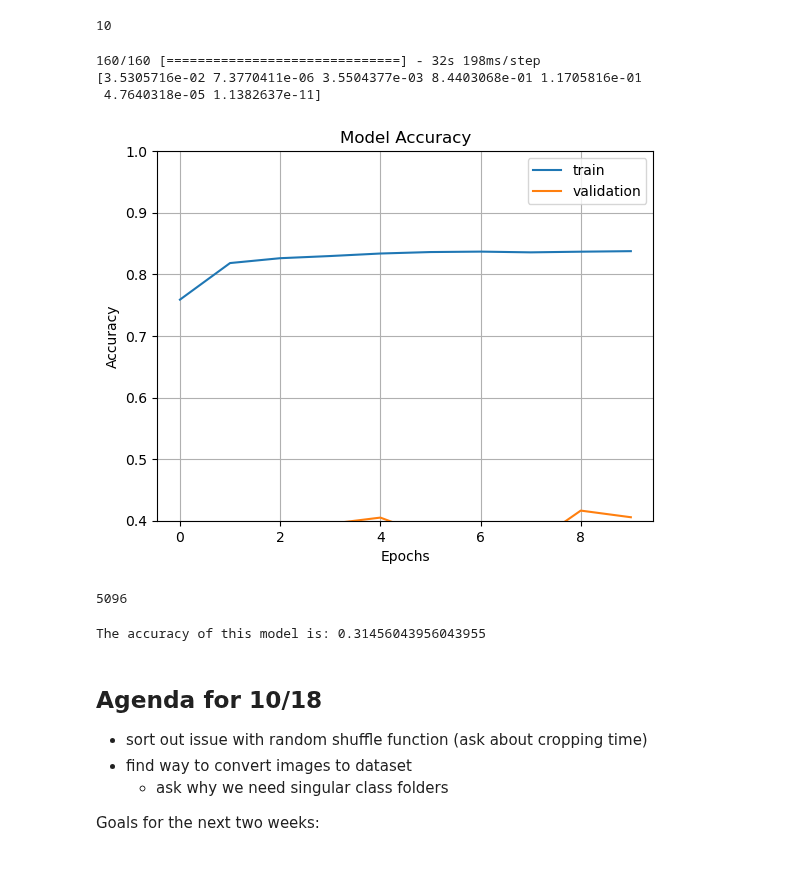
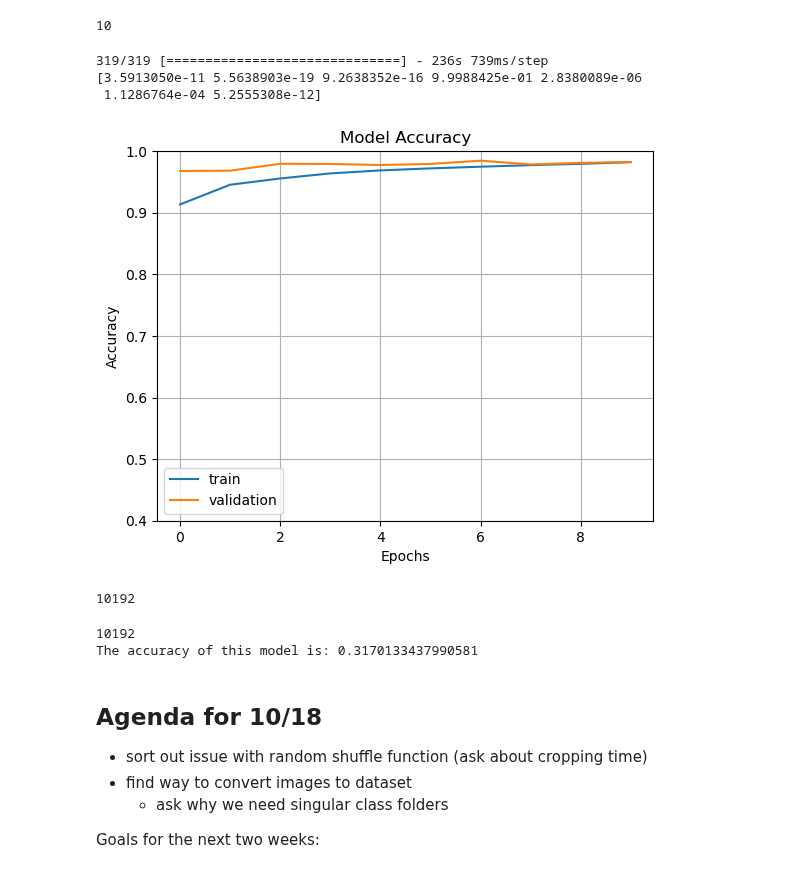
Before and after one commit to manavgurnani21/data_augmentation_tld_research, a Jupyter notebook: Preprocessing.ipynb, the cells around one changed output. Saved outputs shown, nothing was run; the diff lists cells and outputs as text; code cells hidden in the pictures.

```diff
--- a/Preprocessing.ipynb
+++ b/Preprocessing.ipynb
@@ -330,13 +342,13 @@ from tensorflow.python.keras.layers import Dense, Flatten
 from tensorflow.keras.models import Sequential
 from tensorflow.keras.optimizers import Adam
 
-train_data_dir = '/Users/manavgurnani21/Downloads/content/cropped_images_randomized/train'
-test_data_dir = '/Users/manavgurnani21/Downloads/content/cropped_images_randomized/test'
-val_data_dir = '/Users/manavgurnani21/Downloads/content/cropped_images_randomized/val'
+train_data_dir = '/Users/manavgurnani21/Downloads/content/all_images_randomized/train'
+test_data_dir = '/Users/manavgurnani21/Downloads/content/all_images_randomized/test'
+val_data_dir = '/Users/manavgurnani21/Downloads/content/all_images_randomized/val'
 
-img_height = 224
-img_width = 224
-batch_size=32
+img_height = 180
+img_width = 180
+batch_size= 32
 
 train_ds = tf.keras.preprocessing.image_dataset_from_directory(
   train_data_dir,
@@ -394,19 +405,19 @@ from tensorflow.keras.optimizers import Adam
 
 Accuracy: 0.34203296703296704
 # %%
-# resnet_model = Sequential()
+resnet_model = Sequential()
 
-# pretrained_model= tf.keras.applications.ResNet50(include_top=False,
-#                    input_shape=(180,180,3),
-#                    pooling='avg',classes=7,
-#                    weights='imagenet')
-# for layer in pretrained_model.layers:
-#         layer.trainable=False
+pretrained_model= tf.keras.applications.ResNet50(include_top=False,
+                   input_shape=(180,180,3),
+                   pooling='avg',classes=7,
+                   weights='imagenet')
+for layer in pretrained_model.layers:
+        layer.trainable=False
 
-# resnet_model.add(pretrained_model)
-# resnet_model.add(Flatten())
-# resnet_model.add(Dense(512, activation='relu'))
-# resnet_model.add(Dense(7, activation='softmax'))
+resnet_model.add(pretrained_model)
+resnet_model.add(Flatten())
+resnet_model.add(Dense(512, activation='relu'))
+resnet_model.add(Dense(7, activation='softmax'))
 # %% [markdown]
 ## MobileNetV2
 
@@ -443,14 +456,14 @@ _________________________________________________________________
 # %%
 # vgg_model.compile(optimizer='adam',loss = tf.keras.losses.SparseCategoricalCrossentropy(from_logits=True), metrics=['accuracy'])
 
-neural_net.compile(optimizer='Adam', loss = tf.keras.losses.SparseCategoricalCrossentropy(from_logits=True), metrics=['accuracy'])
+resnet_model.compile(optimizer='Adam', loss = tf.keras.losses.SparseCategoricalCrossentropy(from_logits=True), metrics=['accuracy'])
 # %%
 from keras.callbacks import ModelCheckpoint, EarlyStopping
 import matplotlib.pyplot as plt
 
 callback = tf.keras.callbacks.EarlyStopping(monitor='val_accuracy', patience=5, restore_best_weights=True)
 
-mobile_history = neural_net.fit(
+resnet_history = resnet_model.fit(
   train_ds,
   validation_data=val_ds,
   epochs=10,
@@ -484,37 +497,37 @@ print(len(mobile_history.history['loss']))
 # %%
 # resnet_model = keras.models.load_model('/Users/manavgurnani21/Downloads/Trained_Models/Experiment_3')
 # %%
-pred=mobile_history.model.predict(test_ds)
+pred=resnet_history.model.predict(test_ds)
 print(pred[0])
 # %% [output]
-160/160 [==============================] - 32s 198ms/step
-[3.5305716e-02 7.3770411e-06 3.5504377e-03 8.4403068e-01 1.1705816e-01
- 4.7640318e-05 1.1382637e-11]
+319/319 [==============================] - 236s 739ms/step
+[3.5913050e-11 5.5638903e-19 9.2638352e-16 9.9988425e-01 2.8380089e-06
+ 1.1286764e-04 5.2555308e-12]
 # %%
 fig1 = plt.gcf()
-plt.plot(mobile_history.history['accuracy'])
-plt.plot(mobile_history.history['val_accuracy'])
+plt.plot(resnet_history.history['accuracy'])
+plt.plot(resnet_history.history['val_accuracy'])
 plt.axis(ymin=0.4,ymax=1)
 plt.grid()
 plt.title('Model Accuracy')
 plt.ylabel('Accuracy')
 plt.xlabel('Epochs')
 plt.legend(['train', 'validation'])
 plt.show()
 # %% [output]
-[figure, old version]
+[figure, new version]
 # %%
 import os
 all_image_path_test = []
 
-for folder in listPaths('/Users/manavgurnani21/Downloads/content/cropped_images_randomized/test'):
-    if folder != '/Users/manavgurnani21/Downloads/content/cropped_images_randomized/test/.DS_Store':
+for folder in listPaths('/Users/manavgurnani21/Downloads/content/all_images_randomized/test'):
+    if folder != '/Users/manavgurnani21/Downloads/content/all_images_randomized/test/.DS_Store':
         for file in listPaths(folder):
             all_image_path_test.append(file.split('/')[-2])
 
 print(len(all_image_path_test))
 # %% [output]
-5096
+10192
 # %%
 import numpy as np
 pred_np = np.asarray(pred)
@@ -527,11 +540,13 @@ for image_output in pred_np:
         correct += 1
     i += 1
 
+print(i)
 accuracy = correct / len(all_image_path_test)
 
 print("The accuracy of this model is:", accuracy)
 # %% [output]
-The accuracy of this model is: 0.31456043956043955
+10192
+The accuracy of this model is: 0.3170133437990581
 # %%
 # from keras.models import save_model
 
```
Also changed, not shown: parts of 8 cells of this notebook, 1 other file.
